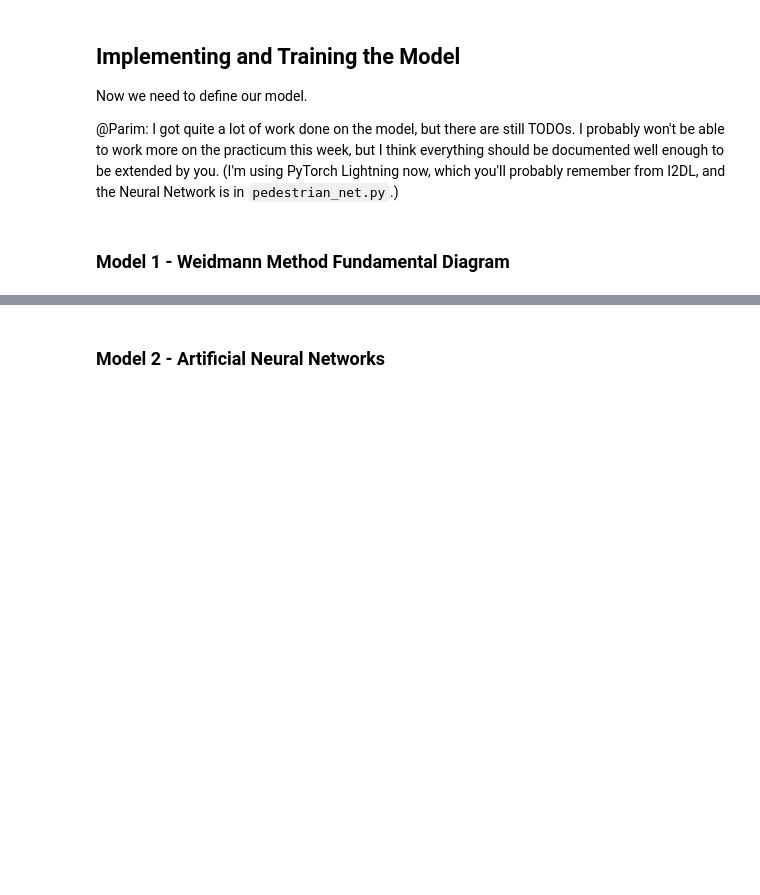
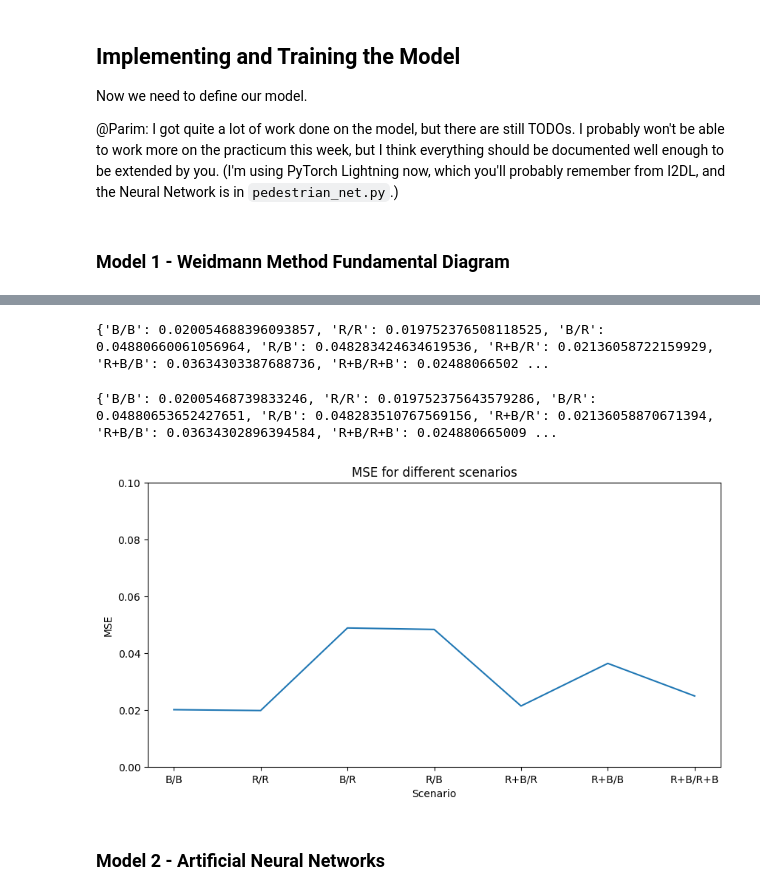
Before and after one commit to parimsuka/crowd-modeling-and-simulation, a Jupyter notebook: exercise6/tordeux-replication.ipynb, the cells around one changed output, grey strips where cells are left out. Drawn from its saved outputs; the diff is of its cells as text; code cells hidden in the pictures; blank space fills up the shorter version.

```diff
--- a/exercise6/tordeux-replication.ipynb
+++ b/exercise6/tordeux-replication.ipynb
@@ -172,0 +187,4 @@ for i in load_dataset:
+# %%
+print(mse_dic)
+# %% [output]
+{'B/B': 0.020054688396093857, 'R/R': 0.019752376508118525, 'B/R': 0.04880660061056964, 'R/B': 0.048283424634619536, 'R+B/R': 0.02136058722159929, 'R+B/B': 0.03634303387688736, 'R+B/R+B': 0.02488066502 ...
@@ -173,3 +199,17 @@ for i in load_dataset:
+# %%
+print(mse_dic)
+
+# Plot mse_dic as a line plot
+plt.figure(figsize=(10, 5))
+plt.ylim(ymin=0, ymax=0.1)
+plt.plot(list(mse_dic.keys()), list(mse_dic.values()))
+plt.title('MSE for different scenarios')
+plt.xlabel('Scenario')
+plt.ylabel('MSE')
+plt.show()
+# %% [output]
+{'B/B': 0.02005468739833246, 'R/R': 0.019752375643579286, 'B/R': 0.04880653652427651, 'R/B': 0.048283510767569156, 'R+B/R': 0.02136058870671394, 'R+B/B': 0.03634302896394584, 'R+B/R+B': 0.024880665009 ...
+[figure, added]
 # %% [markdown]
 ### Model 2 - Artificial Neural Networks
 # %%
```
Also changed, not shown: parts of 2 cells of this notebook, 2 other files.
